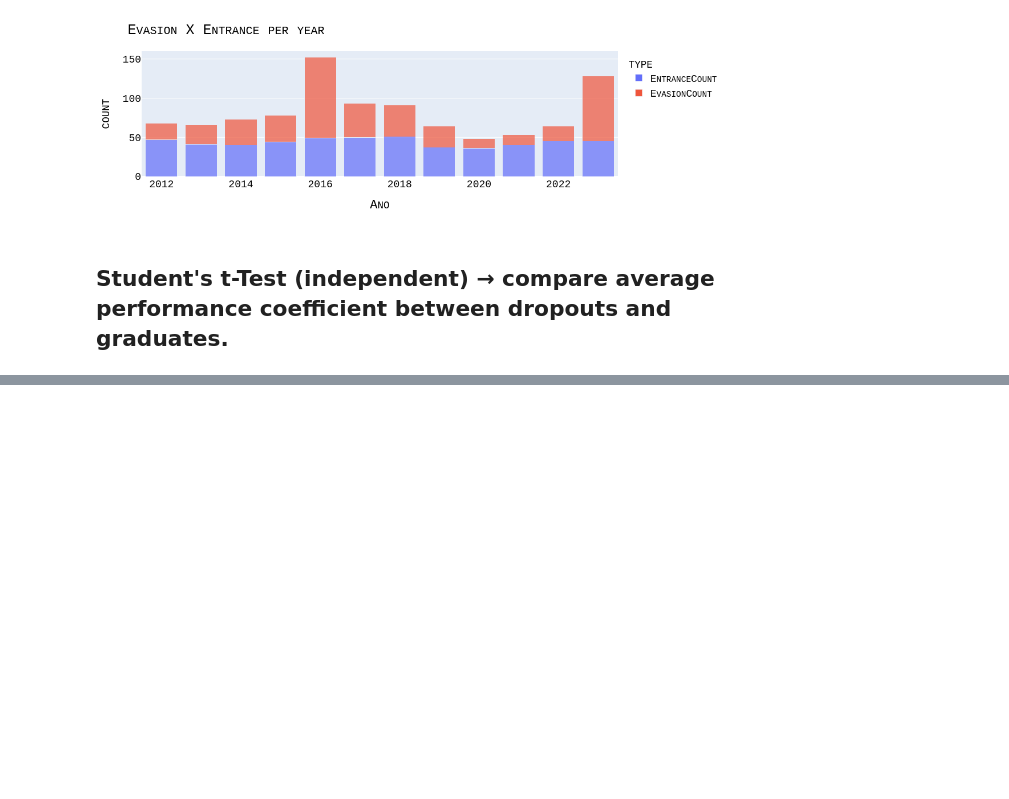
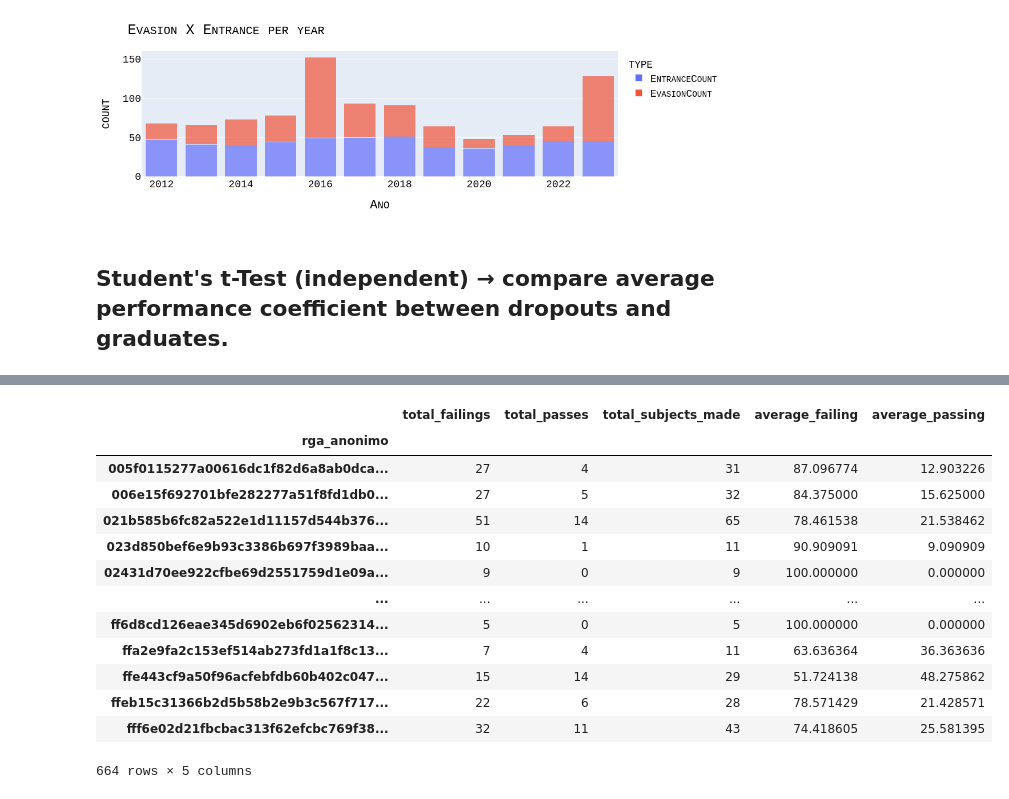
Before and after one commit to auserafim/ai-notebooks, a Jupyter notebook: evaded_college/evaded_college.ipynb, the cells around one changed output, grey strips where cells are left out. Cells and saved outputs as stored; diff of their text form; code cells hidden in the pictures; blank space fills up the shorter version.

```diff
--- a/evaded_college/evaded_college.ipynb
+++ b/evaded_college/evaded_college.ipynb
@@ -480,0 +444,31 @@ z.drop_duplicates()
+# %%
+history_modified = history.copy()
+history_modified.drop(columns={ "Código", "Ano", "Nome da Disciplina", "TU", "SE" ,"MF", "Disciplina",
+                               "Grupo de Disciplinas", "Optativa", "Tipo de Disciplina", "Código"}, inplace=True)
+history_modified["Failing"] = history_modified["SF"].isin(["RM", "RMF"]).astype(int)
+
+history_modified["Pass"] = (history_modified["SF"] == "AP").astype(int)
+
+x = history_modified.groupby('rga_anonimo').agg(
+        total_failings=('Failing', 'sum'),
+        total_passes=('Pass', 'sum')
+)
+x['total_subjects_made'] = x['total_failings'] + x['total_passes']
+x['average_failing'] = ( x['total_failings'] / x['total_subjects_made'] ) * 100
+x['average_passing'] = ( x['total_passes'] / x['total_subjects_made'] ) * 100
+x
+# %% [output]
+|  | total_failings | total_passes | total_subjects_made | average_failing | average_passing |
+| rga_anonimo |  |  |  |  |  |
+| 005f0115277a00616dc1f82d6a8ab0dca... | 27 | 4 | 31 | 87.096774 | 12.903226 |
+| 006e15f692701bfe282277a51f8fd1db0... | 27 | 5 | 32 | 84.375000 | 15.625000 |
+| 021b585b6fc82a522e1d11157d544b376... | 51 | 14 | 65 | 78.461538 | 21.538462 |
+| 023d850bef6e9b93c3386b697f3989baa... | 10 | 1 | 11 | 90.909091 | 9.090909 |
+| 02431d70ee922cfbe69d2551759d1e09a... | 9 | 0 | 9 | 100.000000 | 0.000000 |
+| ... | ... | ... | ... | ... | ... |
+| ff6d8cd126eae345d6902eb6f02562314... | 5 | 0 | 5 | 100.000000 | 0.000000 |
+| ffa2e9fa2c153ef514ab273fd1a1f8c13... | 7 | 4 | 11 | 63.636364 | 36.363636 |
+| ffe443cf9a50f96acfebfdb60b402c047... | 15 | 14 | 29 | 51.724138 | 48.275862 |
+| ffeb15c31366b2d5b58b2e9b3c567f717... | 22 | 6 | 28 | 78.571429 | 21.428571 |
+| fff6e02d21fbcbac313f62efcbc769f38... | 32 | 11 | 43 | 74.418605 | 25.581395 |
+664 rows × 5 columns
```
Also changed, not shown: parts of 10 cells of this notebook.
